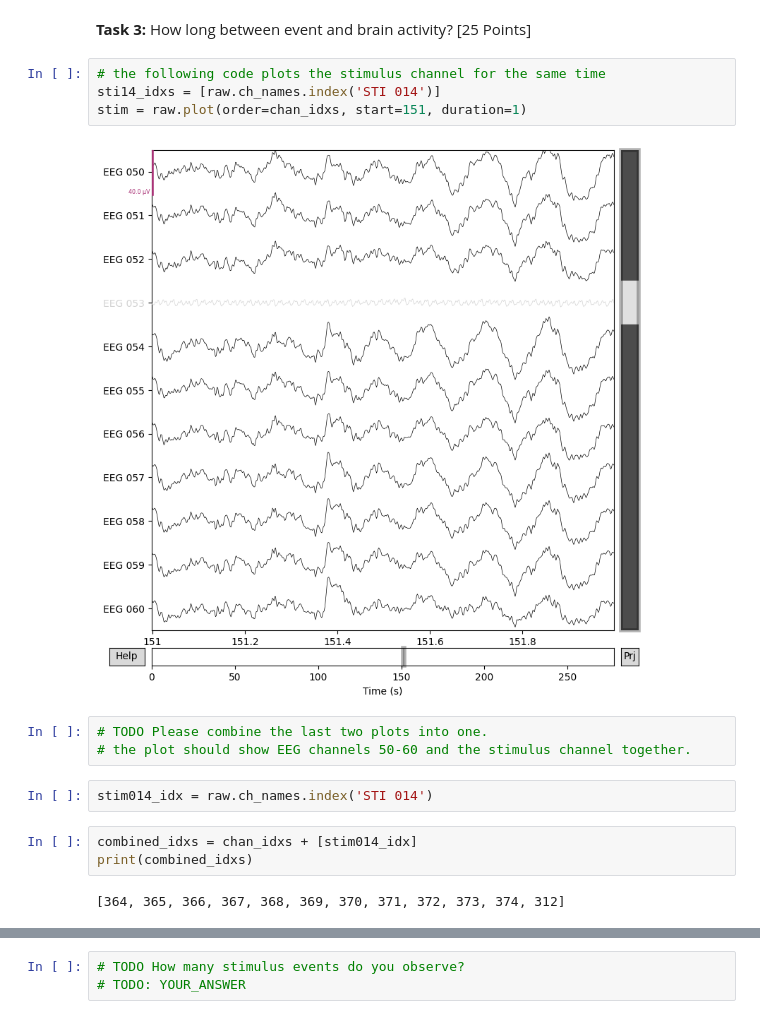
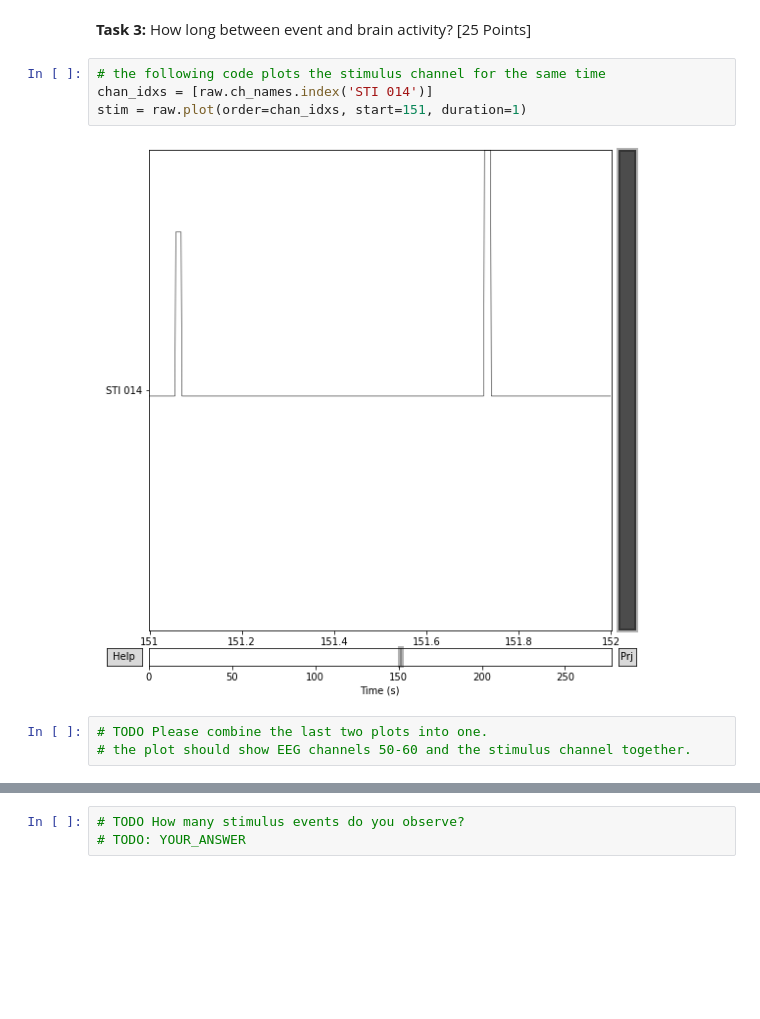
Before and after one commit to suyz1213/cs666student, a Jupyter notebook: CS666_Assignment_2.ipynb, the cells around one changed output, grey strips where cells are left out. Drawn from its saved outputs; the diff is of its cells as text; blank space fills up the shorter version.

```diff
--- a/CS666_Assignment_2.ipynb
+++ b/CS666_Assignment_2.ipynb
@@ -203,17 +98,10 @@ print(outliers)
 **Task 3:** How long between event and brain activity? [25 Points]
 # %%
 # the following code plots the stimulus channel for the same time
-sti14_idxs = [raw.ch_names.index('STI 014')]
+chan_idxs = [raw.ch_names.index('STI 014')]
 stim = raw.plot(order=chan_idxs, start=151, duration=1)
 # %% [output]
-[figure, old version]
+[figure, new version]
 # %%
 # TODO Please combine the last two plots into one.
 # the plot should show EEG channels 50-60 and the stimulus channel together.
-# %%
-stim014_idx = raw.ch_names.index('STI 014')
-# %%
-combined_idxs = chan_idxs + [stim014_idx]
-print(combined_idxs)
-# %% [output]
-[364, 365, 366, 367, 368, 369, 370, 371, 372, 373, 374, 312]
```
Also changed, not shown: parts of 40 cells of this notebook.
